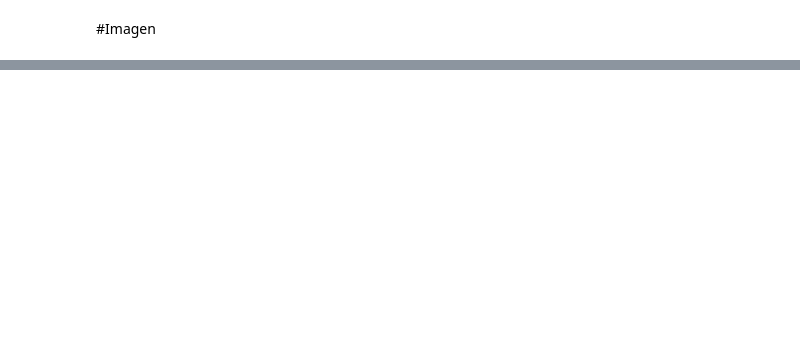
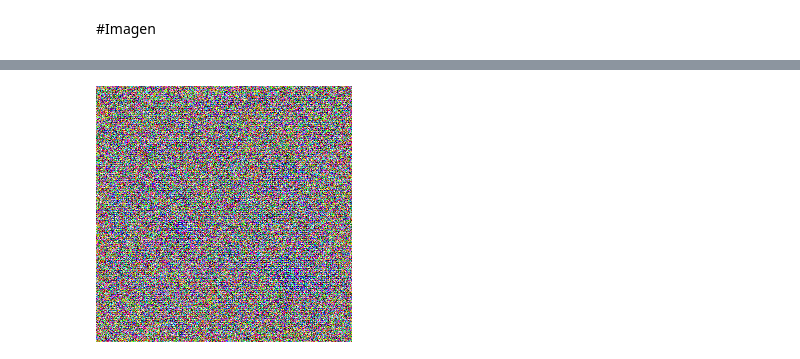
Before and after one commit to PsorTheDoctor/artificial-intelligence, a Jupyter notebook: modern_approach/text_to_image/imagen.ipynb, the cells around one changed output, grey strips where cells are left out. Cells and saved outputs as stored; diff of their text form; code cells hidden in the pictures; blank space fills up the shorter version.

```diff
--- a/modern_approach/text_to_image/imagen.ipynb
+++ b/modern_approach/text_to_image/imagen.ipynb
@@ -36,22 +127,21 @@ imagen = Imagen(
     cond_drop_prob = 0.1
 ).cuda()
 
-text_embeds = torch.randn(4, 256, 768).cuda()
-text_masks = torch.ones(4, 256).bool().cuda()
-images = torch.randn(4, 3, 256, 256).cuda()
+# text_embeds = torch.randn(4, 256, 768).cuda()
+# text_masks = torch.ones(4, 256).bool().cuda()
+# images = torch.randn(4, 3, 256, 256).cuda()
+images = torch.asarray(images).cuda()
 
-for _ in range(20):
-    for i in (1, 2):
-        loss = imagen(images, text_embeds = text_embeds, text_masks = text_masks, unet_number = i)
-        loss.backward()
+for _ in range(100):
+  for i in (1, 2):
+    loss = imagen(images, texts = texts, unet_number = i)
+    loss.backward()
 
 images = imagen.sample(texts = [
-    'a whale breaching from afar',
-    'young girl blowing out candles on her birthday cake',
-    'fireworks with blue and green sparkles'
+    'a whale breaching from afar'
 ], cond_scale = 2.)
 
-images.shape  # (3, 3, 256, 256)
+images.shape # (1, 3, 256, 256)
 # %%
 from google.colab.patches import cv2_imshow
 
@@ -63,0 +156,4 @@ cv2_imshow(img.T)
+# %%
+cv2_imshow(np.transpose(img, (1, 2, 0)))
+# %% [output]
+[figure, added]
```
Also changed, not shown: parts of 11 cells of this notebook.
